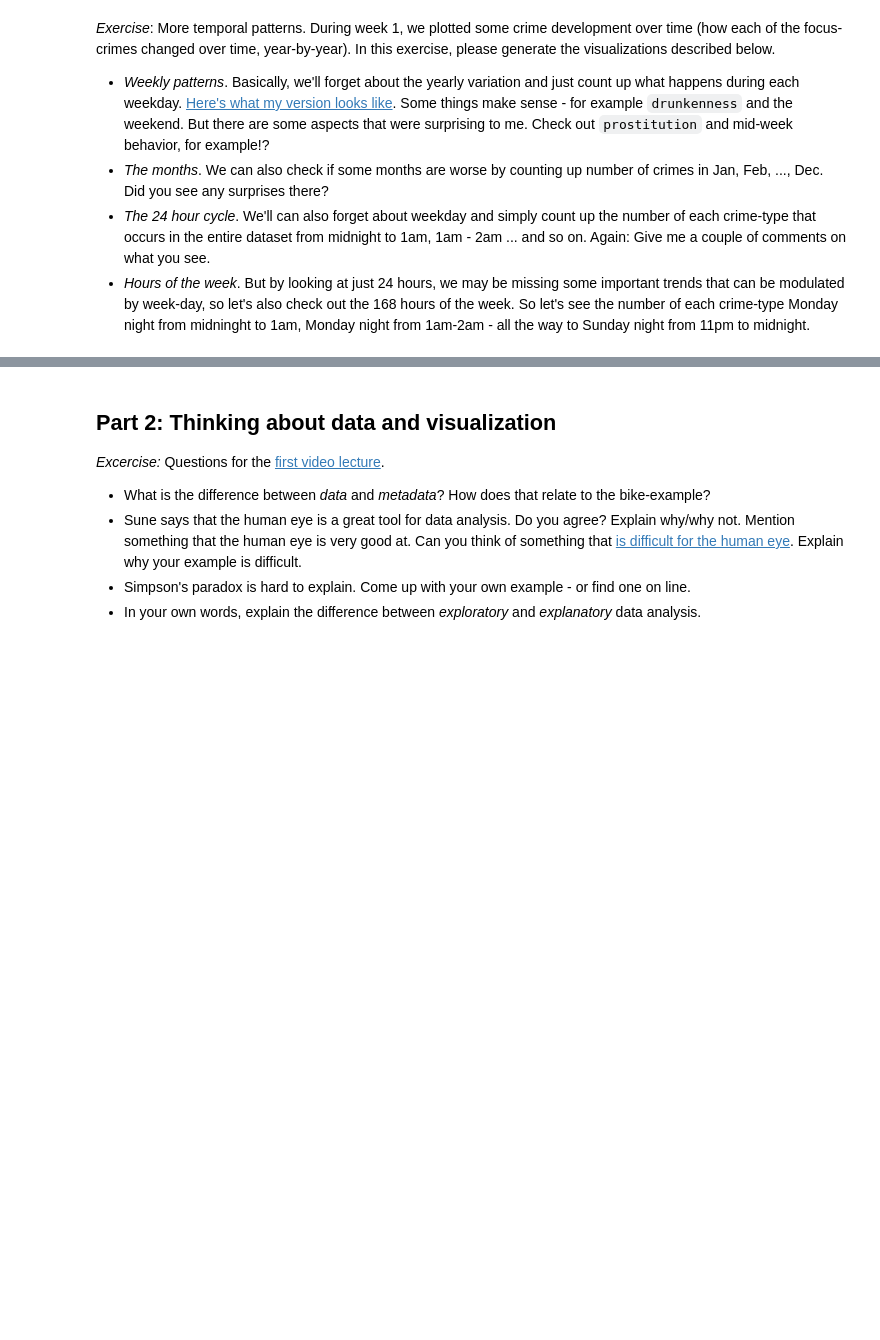
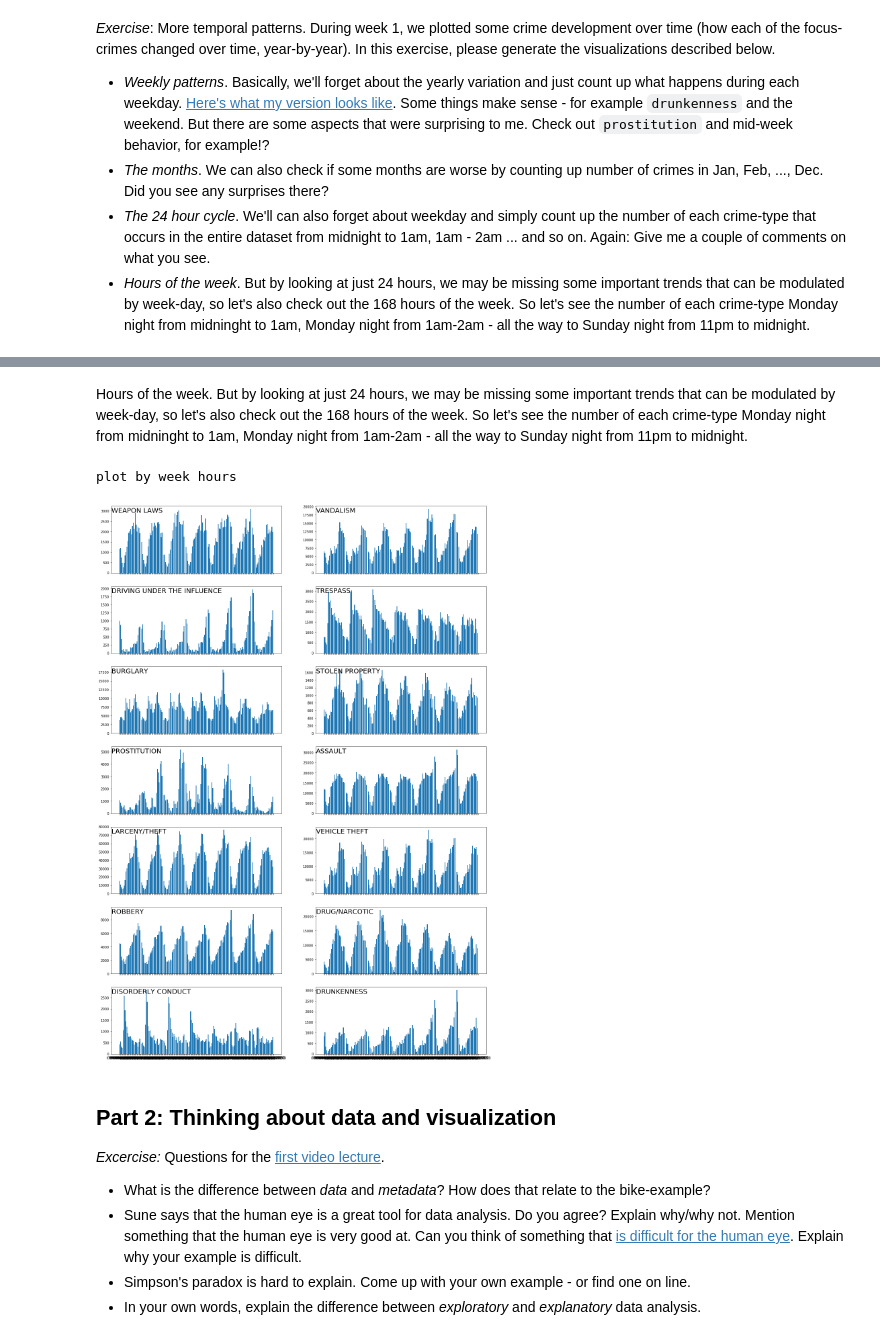
Before and after one commit to Yucheng-Ren/SocialDataAnalysis-Assignments, a Jupyter notebook: Assignment1.ipynb, the cells around one changed output, grey strips where cells are left out. Cells and saved outputs as stored; diff of their text form; code cells hidden in the pictures; blank space fills up the shorter version.

```diff
--- a/Assignment1.ipynb
+++ b/Assignment1.ipynb
@@ -26,3 +121,11 @@ focuscrimes = set(['WEAPON LAWS', 'PROSTITUTION', 'DRIVING UNDER THE INFLUENCE',
+# %% [markdown]
+Hours of the week. But by looking at just 24 hours, we may be missing some important trends that can be modulated by week-day, so let's also check out the 168 hours of the week. So let's see the number of each crime-type Monday night from midninght to 1am, Monday night from 1am-2am - all the way to Sunday night from 11pm to midnight.
+# %%
+print("plot by week hours")
+plot(hoursOfWeekLabel, hwData)
+# %% [output]
+plot by week hours
+[figure, added]
 # %% [markdown]
 ## Part 2: Thinking about data and visualization
 
```
Also changed, not shown: parts of 27 cells of this notebook, 1 other file.
